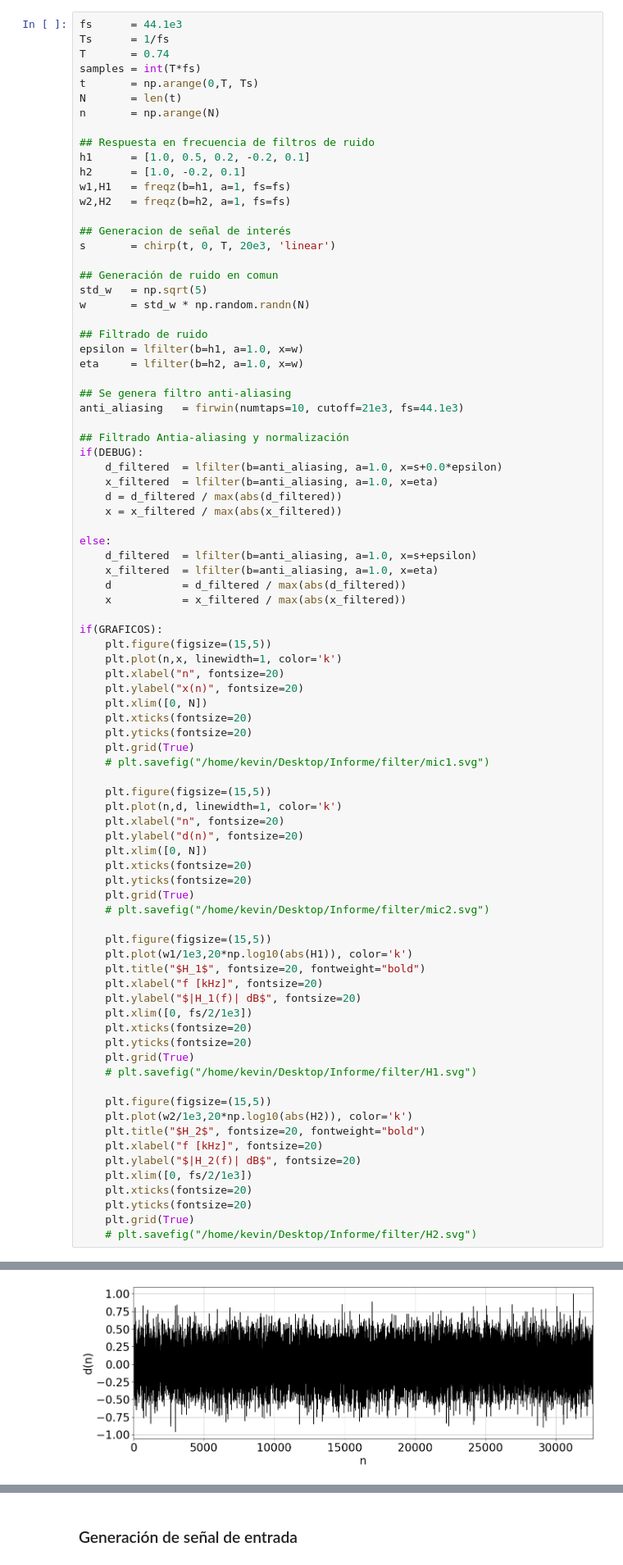
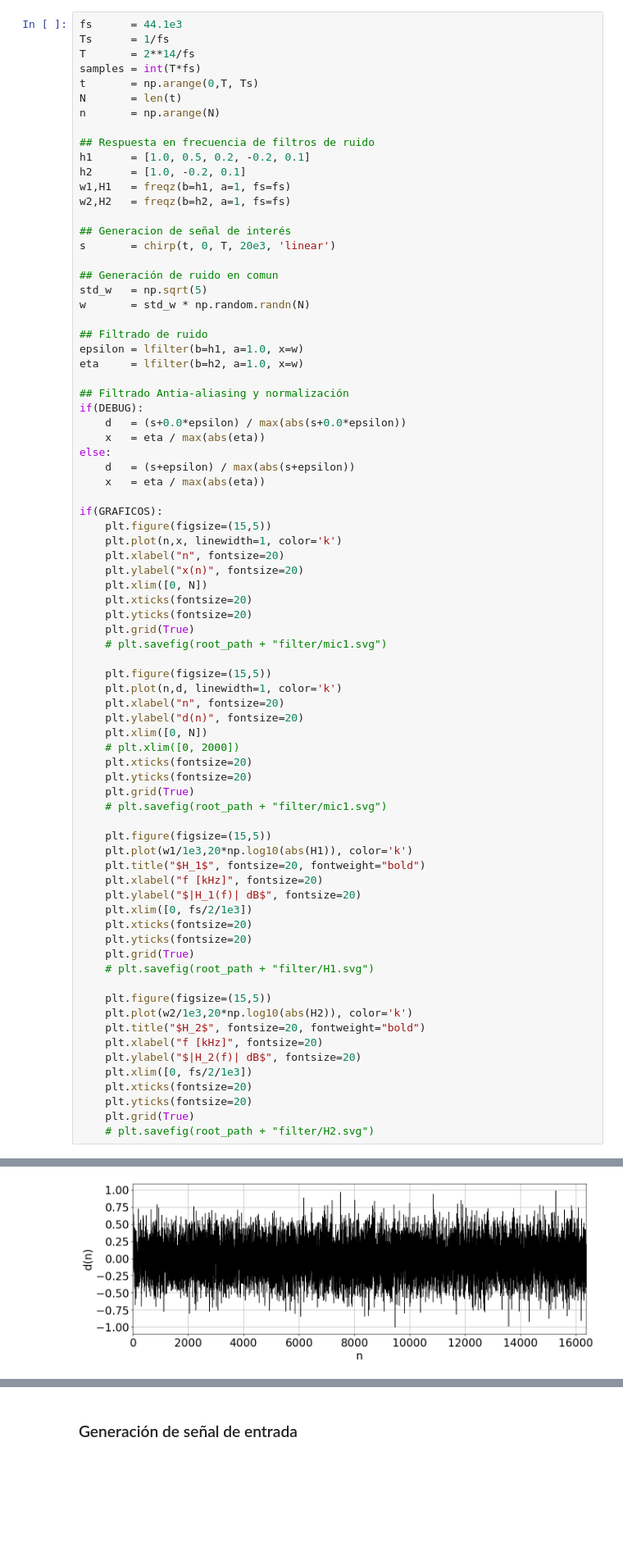
Before and after one commit to kevingiribuela/portfolio, a Jupyter notebook: Verilog/TP_final/filtro_adaptivo.ipynb, the cells around one changed output, grey strips where cells are left out. Shown at 82% size. Drawn from its saved outputs; the diff is of its cells as text; blank space fills up the shorter version.

```diff
--- a/Verilog/TP_final/filtro_adaptivo.ipynb
+++ b/Verilog/TP_final/filtro_adaptivo.ipynb
@@ -60,7 +62,7 @@ DEBUG       = 0    # Genera que la memoria de salida y la señal de entrada sea
 # %%
 fs      = 44.1e3
 Ts      = 1/fs
-T       = 0.74
+T       = 2**14/fs
 samples = int(T*fs)
 t       = np.arange(0,T, Ts)
 N       = len(t)
@@ -83,21 +85,13 @@ w       = std_w * np.random.randn(N)
 epsilon = lfilter(b=h1, a=1.0, x=w)
 eta     = lfilter(b=h2, a=1.0, x=w)
 
-## Se genera filtro anti-aliasing
-anti_aliasing   = firwin(numtaps=10, cutoff=21e3, fs=44.1e3)
-
 ## Filtrado Antia-aliasing y normalización
 if(DEBUG):
-    d_filtered  = lfilter(b=anti_aliasing, a=1.0, x=s+0.0*epsilon)
-    x_filtered  = lfilter(b=anti_aliasing, a=1.0, x=eta)
-    d = d_filtered / max(abs(d_filtered))
-    x = x_filtered / max(abs(x_filtered))
-
+    d   = (s+0.0*epsilon) / max(abs(s+0.0*epsilon))
+    x   = eta / max(abs(eta))
 else:
-    d_filtered  = lfilter(b=anti_aliasing, a=1.0, x=s+epsilon)
-    x_filtered  = lfilter(b=anti_aliasing, a=1.0, x=eta)
-    d           = d_filtered / max(abs(d_filtered))
-    x           = x_filtered / max(abs(x_filtered))
+    d   = (s+epsilon) / max(abs(s+epsilon))
+    x   = eta / max(abs(eta))
 
 if(GRAFICOS):
     plt.figure(figsize=(15,5))
@@ -108,17 +102,18 @@ if(GRAFICOS):
     plt.xticks(fontsize=20)
     plt.yticks(fontsize=20)
     plt.grid(True)
-    # plt.savefig("/home/kevin/Desktop/Informe/filter/mic1.svg")
+    # plt.savefig(root_path + "filter/mic1.svg")
 
     plt.figure(figsize=(15,5))
     plt.plot(n,d, linewidth=1, color='k')
     plt.xlabel("n", fontsize=20)
     plt.ylabel("d(n)", fontsize=20)
     plt.xlim([0, N])
+    # plt.xlim([0, 2000])
     plt.xticks(fontsize=20)
     plt.yticks(fontsize=20)
     plt.grid(True)
-    # plt.savefig("/home/kevin/Desktop/Informe/filter/mic2.svg")
+    # plt.savefig(root_path + "filter/mic1.svg")
 
     plt.figure(figsize=(15,5))
     plt.plot(w1/1e3,20*np.log10(abs(H1)), color='k')
@@ -129,7 +124,7 @@ if(GRAFICOS):
     plt.xticks(fontsize=20)
     plt.yticks(fontsize=20)
     plt.grid(True)
-    # plt.savefig("/home/kevin/Desktop/Informe/filter/H1.svg")
+    # plt.savefig(root_path + "filter/H1.svg")
 
     plt.figure(figsize=(15,5))
     plt.plot(w2/1e3,20*np.log10(abs(H2)), color='k')
@@ -140,5 +135,5 @@ if(GRAFICOS):
     plt.xticks(fontsize=20)
     plt.yticks(fontsize=20)
     plt.grid(True)
-    # plt.savefig("/home/kevin/Desktop/Informe/filter/H2.svg")
+    # plt.savefig(root_path + "filter/H2.svg")
 # %% [output]
@@ -146,4 +141,4 @@ if(GRAFICOS):
-[figure, old version]
+[figure, new version]
 [figure]
 [figure]
 # %% [markdown]
```
Also changed, not shown: parts of 16 cells of this notebook, 31 other files.
